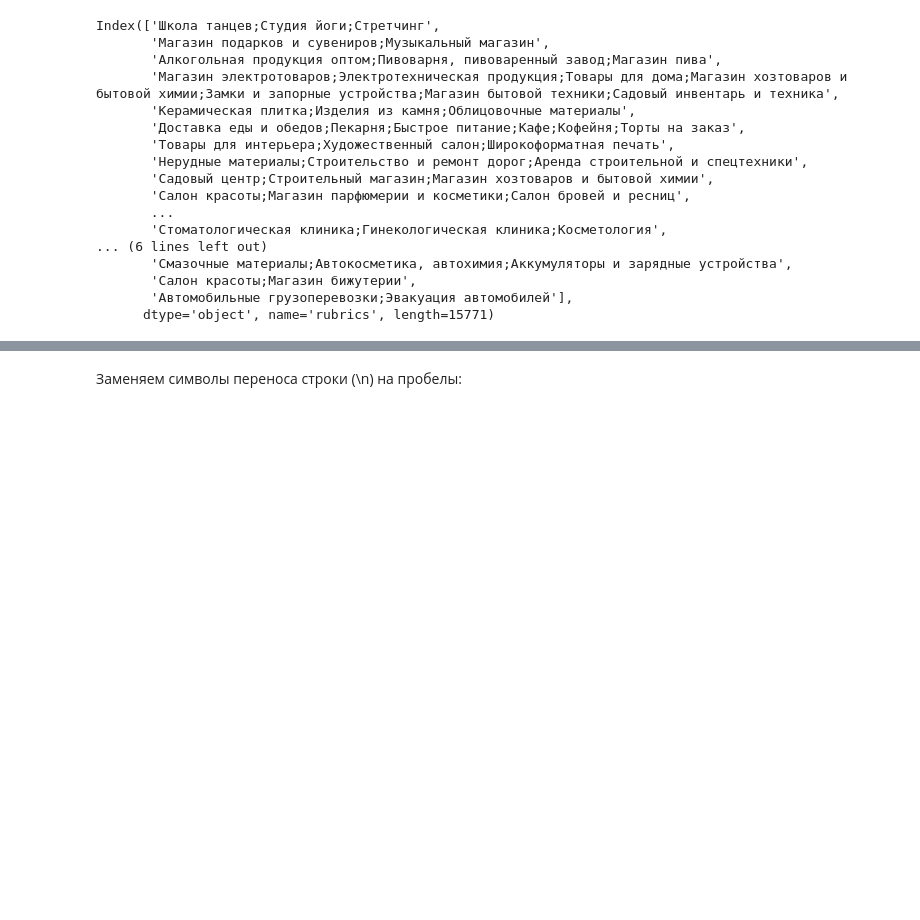
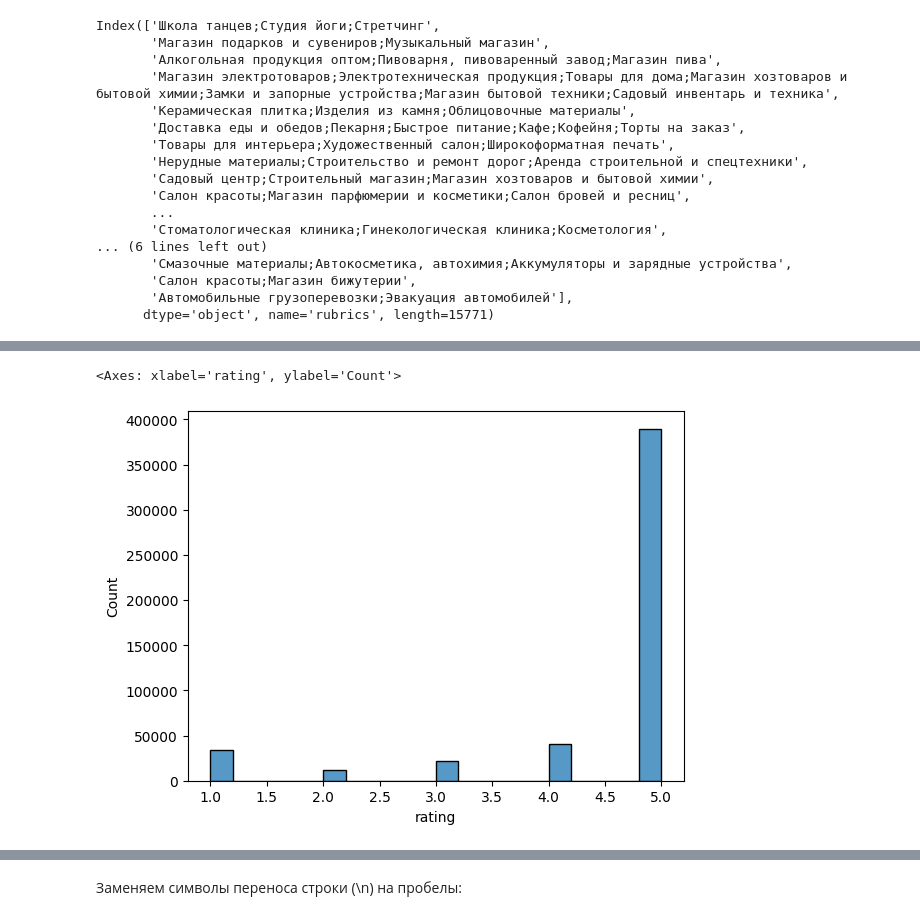
Before and after one commit to johnneon/geo-reviews-generator, a Jupyter notebook: geo-reviews-generation.ipynb, the cells around one changed output, grey strips where cells are left out. Cells and saved outputs as stored; diff of their text form; code cells hidden in the pictures; blank space fills up the shorter version.

```diff
--- a/geo-reviews-generation.ipynb
+++ b/geo-reviews-generation.ipynb
@@ -450,0 +427,5 @@ encoded_rubrics = encoder.fit_transform(df[['rubrics']])
+# %%
+# Убираем строки с рейтингом 0
+filtered_df = df.query("rating > 0")
+
+filtered_df.nunique()
@@ -450,0 +440,5 @@ encoded_rubrics = encoder.fit_transform(df[['rubrics']])
+# %%
+sns.histplot(filtered_df['rating'])
+# %% [output]
+<Axes: xlabel='rating', ylabel='Count'>
+[figure, added]
```
Also changed, not shown: parts of 18 cells of this notebook.
